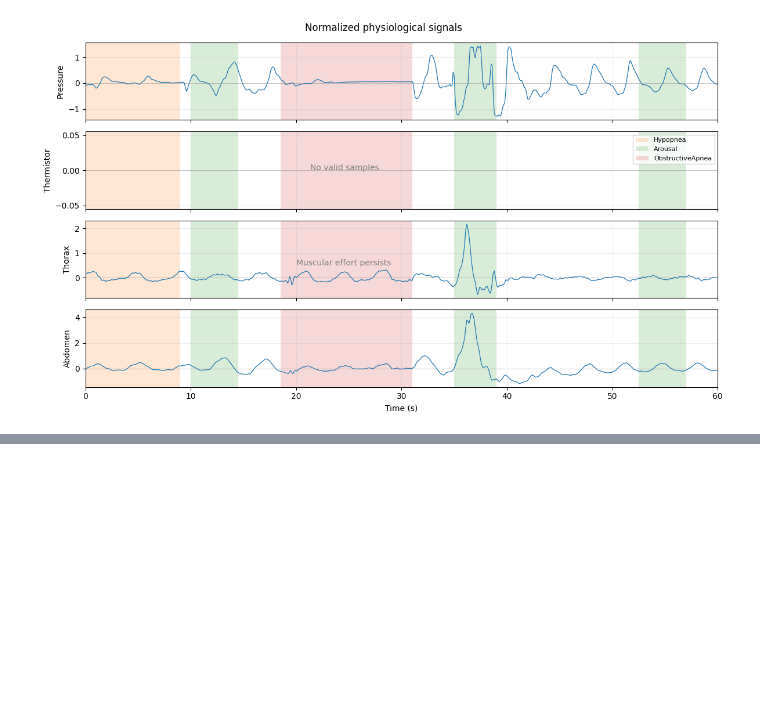
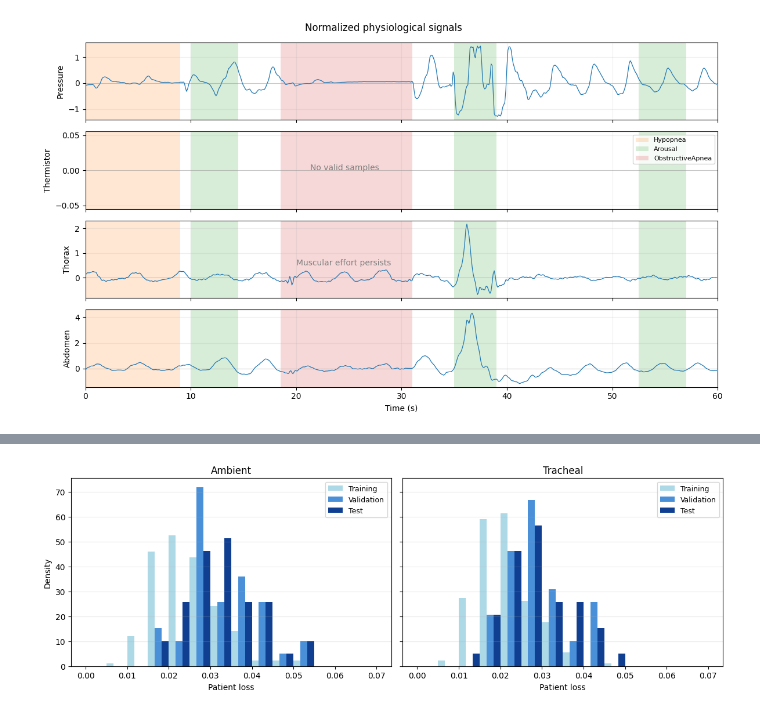
Before and after one commit to esonde/psgaudio-unicam, a Jupyter notebook: images.ipynb, the cells around one changed output, grey strips where cells are left out. Cells and saved outputs as stored; diff of their text form; code cells hidden in the pictures; blank space fills up the shorter version.

```diff
--- a/images.ipynb
+++ b/images.ipynb
@@ -217,0 +415,25 @@ plt.show()
+# %%
+SEED = 2027
+runs = {"Ambient": Path("training"), "Tracheal": Path("training_tracheal")}
+fig, axes = plt.subplots(1, 2, figsize=(12, 4.2), sharex=True, sharey=True)
+bins = np.linspace(0, 0.07, 15)
+
+for ax, (name, run) in zip(axes, runs.items()):
+    results = json.loads((run / f"split{SEED}" / "frozen_backbone/results.json").read_text())["regression"]
+    losses = [[np.mean([channel["huber"] for channel in patient.values() if channel is not None])
+               for patient in results[part]["patients"].values()]
+              for part in ["train", "validation", "test"]]
+    ax.hist(losses, bins=bins, density=True, rwidth=1,
+            color=["#ADD8E6", "#4A90D9", "#103F91"],
+            label=["Training", "Validation", "Test"])
+    ax.set_title(name)
+    ax.set_xlabel("Patient loss")
+    ax.grid(axis="y", alpha=0.25)
+    ax.legend(fontsize=9)
+
+axes[0].set_ylabel("Density")
+fig.tight_layout()
+fig.savefig(FIGURES / "reconstruction_loss_distributions.png", dpi=200, bbox_inches="tight")
+plt.show()
+# %% [output]
+[figure, added]
```
Also changed, not shown: parts of 6 cells of this notebook.
